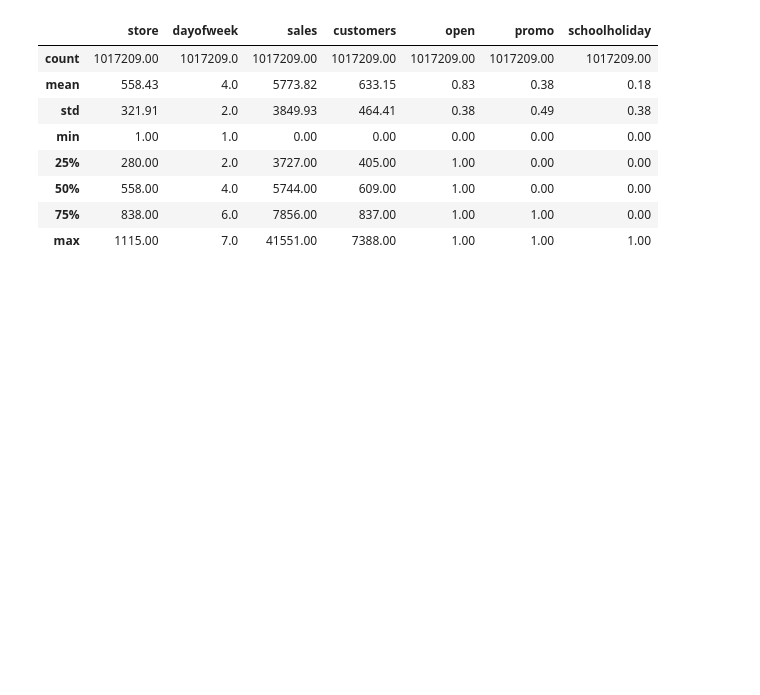
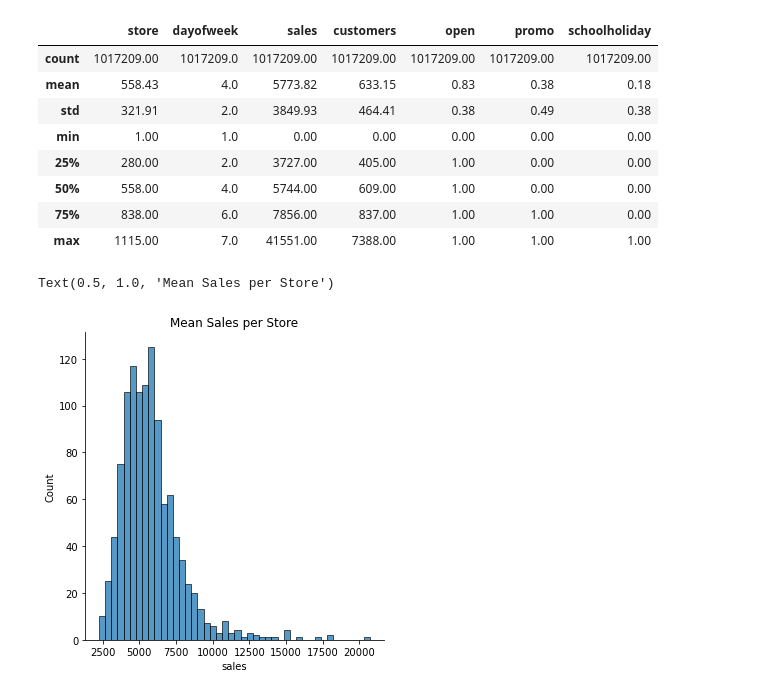
Before and after one commit to moritzwilksch/RossmannSalesPrediction, a Jupyter notebook: notebooks/eda.ipynb, the cells around one changed output. Saved outputs shown, nothing was run; the diff lists cells and outputs as text; code cells hidden in the pictures; blank space fills up the shorter version.

```diff
--- a/notebooks/eda.ipynb
+++ b/notebooks/eda.ipynb
@@ -67,0 +68,6 @@ profile.to_file(root_path + "profile_report.html")
+# %%
+sns.displot(train.groupby('store')['sales'].mean())
+plt.title("Mean Sales per Store")
+# %% [output]
+Text(0.5, 1.0, 'Mean Sales per Store')
+[figure, added]
```
Also changed, not shown: parts of 3 cells of this notebook, 16 other files.
